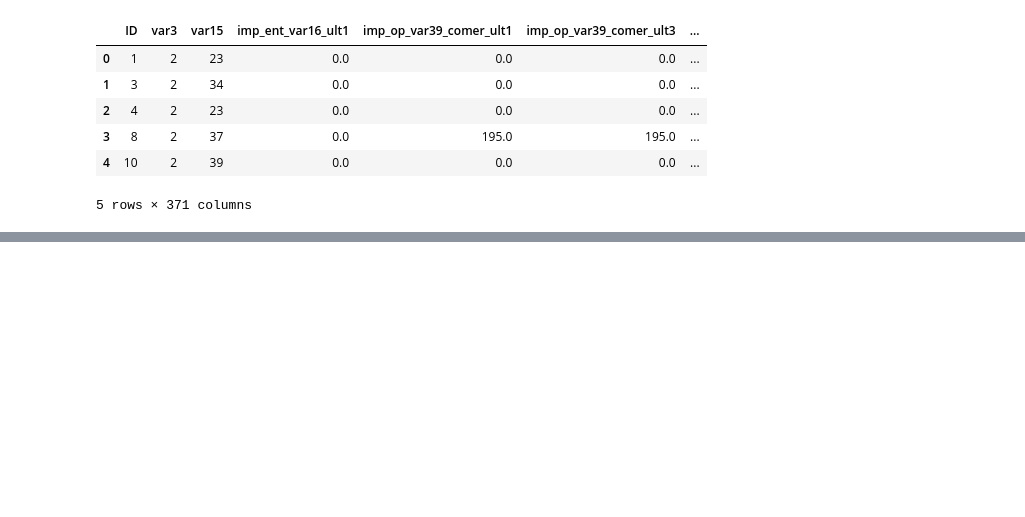
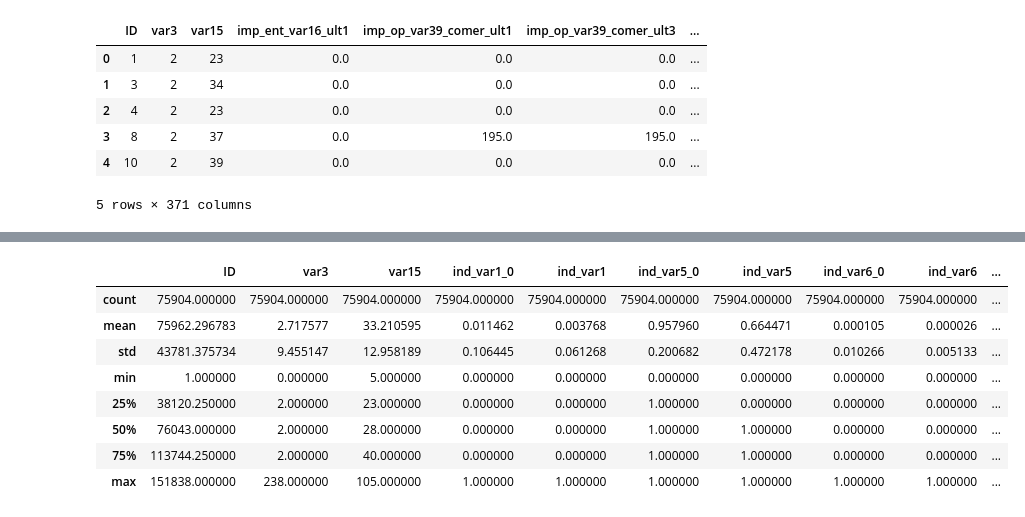
Before and after one commit to eduardobaratela/Data-Master, a Jupyter notebook: Untitled.ipynb, the cells around one changed output, grey strips where cells are left out. Drawn from its saved outputs; the diff is of its cells as text; code cells hidden in the pictures; blank space fills up the shorter version.

```diff
--- a/Untitled.ipynb
+++ b/Untitled.ipynb
@@ -4 +9,4 @@ import numpy as np
+# %%
+pd.set_option('display.max_rows', 500)
+pd.set_option('display.max_columns', 500)
 # %%
@@ -19,0 +180,14 @@ train.shape
+# %%
+#checando se não tem outras vaiáveis inteiras com std alto oou médias estranhas
+
+train_sel.select_dtypes(include=['int64']).describe()
+# %% [output]
+|  | ID | var3 | var15 | ind_var1_0 | ind_var1 | ind_var5_0 | ind_var5 | ind_var6_0 | ind_var6 | ... |
+| count | 75904.000000 | 75904.000000 | 75904.000000 | 75904.000000 | 75904.000000 | 75904.000000 | 75904.000000 | 75904.000000 | 75904.000000 | ... |
+| mean | 75962.296783 | 2.717577 | 33.210595 | 0.011462 | 0.003768 | 0.957960 | 0.664471 | 0.000105 | 0.000026 | ... |
+| std | 43781.375734 | 9.455147 | 12.958189 | 0.106445 | 0.061268 | 0.200682 | 0.472178 | 0.010266 | 0.005133 | ... |
+| min | 1.000000 | 0.000000 | 5.000000 | 0.000000 | 0.000000 | 0.000000 | 0.000000 | 0.000000 | 0.000000 | ... |
+| 25% | 38120.250000 | 2.000000 | 23.000000 | 0.000000 | 0.000000 | 1.000000 | 0.000000 | 0.000000 | 0.000000 | ... |
+| 50% | 76043.000000 | 2.000000 | 28.000000 | 0.000000 | 0.000000 | 1.000000 | 1.000000 | 0.000000 | 0.000000 | ... |
+| 75% | 113744.250000 | 2.000000 | 40.000000 | 0.000000 | 0.000000 | 1.000000 | 1.000000 | 0.000000 | 0.000000 | ... |
+| max | 151838.000000 | 238.000000 | 105.000000 | 1.000000 | 1.000000 | 1.000000 | 1.000000 | 1.000000 | 1.000000 | ... |
```
Also changed, not shown: parts of 20 cells of this notebook.
